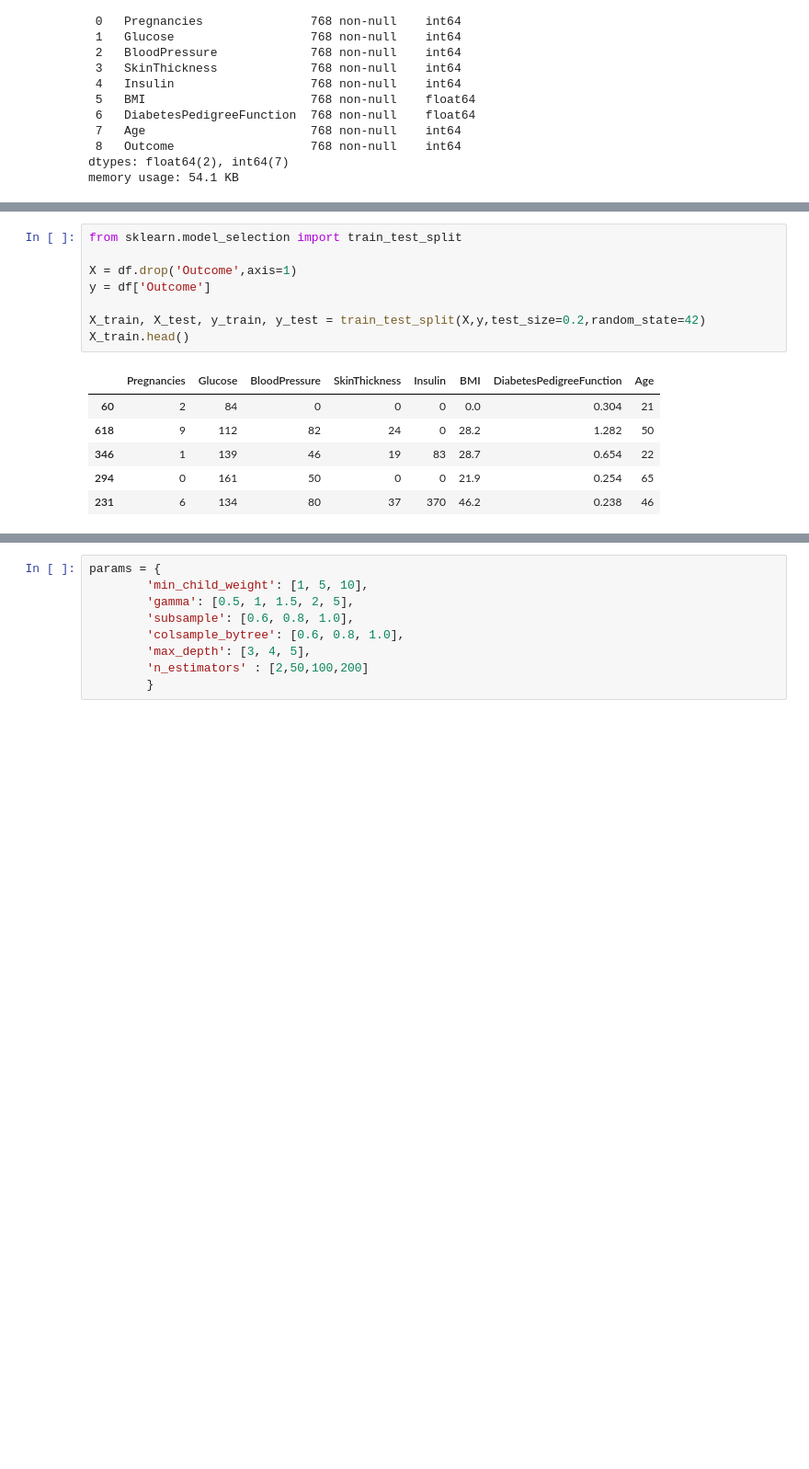
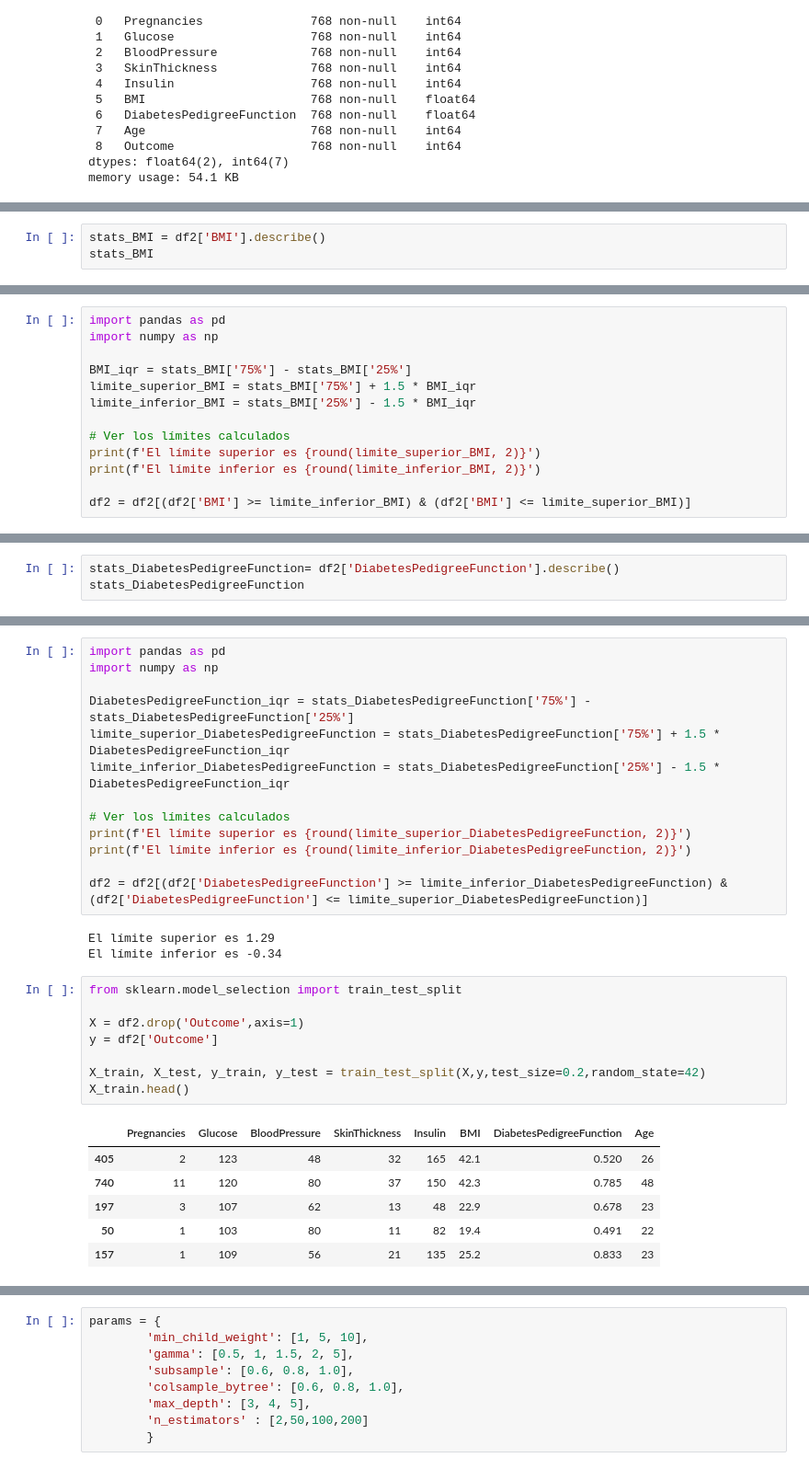
Before and after one commit to 4GeeksAcademy/maldo1904_boosting, a Jupyter notebook: src/explore.ipynb, the cells around one changed output, grey strips where cells are left out. Shown at 92% size. Saved outputs shown, nothing was run; the diff lists cells and outputs as text; blank space fills up the shorter version.

```diff
--- a/src/explore.ipynb
+++ b/src/explore.ipynb
@@ -48,0 +201,3 @@ memory usage: 54.1 KB
+# %%
+stats_BMI = df2['BMI'].describe()
+stats_BMI
@@ -48,0 +214,13 @@ memory usage: 54.1 KB
+# %%
+import pandas as pd
+import numpy as np
+
+BMI_iqr = stats_BMI['75%'] - stats_BMI['25%']
+limite_superior_BMI = stats_BMI['75%'] + 1.5 * BMI_iqr
+limite_inferior_BMI = stats_BMI['25%'] - 1.5 * BMI_iqr
+
+# Ver los límites calculados
+print(f'El límite superior es {round(limite_superior_BMI, 2)}')
+print(f'El límite inferior es {round(limite_inferior_BMI, 2)}')
+
+df2 = df2[(df2['BMI'] >= limite_inferior_BMI) & (df2['BMI'] <= limite_superior_BMI)]
@@ -48,0 +230,3 @@ memory usage: 54.1 KB
+# %%
+stats_DiabetesPedigreeFunction= df2['DiabetesPedigreeFunction'].describe()
+stats_DiabetesPedigreeFunction
@@ -49,18 +243,34 @@ memory usage: 54.1 KB
+# %%
+import pandas as pd
+import numpy as np
+
+DiabetesPedigreeFunction_iqr = stats_DiabetesPedigreeFunction['75%'] - stats_DiabetesPedigreeFunction['25%']
+limite_superior_DiabetesPedigreeFunction = stats_DiabetesPedigreeFunction['75%'] + 1.5 * DiabetesPedigreeFunction_iqr
+limite_inferior_DiabetesPedigreeFunction = stats_DiabetesPedigreeFunction['25%'] - 1.5 * DiabetesPedigreeFunction_iqr
+
+# Ver los límites calculados
+print(f'El límite superior es {round(limite_superior_DiabetesPedigreeFunction, 2)}')
+print(f'El límite inferior es {round(limite_inferior_DiabetesPedigreeFunction, 2)}')
+
+df2 = df2[(df2['DiabetesPedigreeFunction'] >= limite_inferior_DiabetesPedigreeFunction) & (df2['DiabetesPedigreeFunction'] <= limite_superior_DiabetesPedigreeFunction)]
+# %% [output]
+El límite superior es 1.29
+El límite inferior es -0.34
 # %%
 from sklearn.model_selection import train_test_split
 
-X = df.drop('Outcome',axis=1)
-y = df['Outcome']
+X = df2.drop('Outcome',axis=1)
+y = df2['Outcome']
 
 X_train, X_test, y_train, y_test = train_test_split(X,y,test_size=0.2,random_state=42)
 X_train.head()
 # %% [output]
 |  | Pregnancies | Glucose | BloodPressure | SkinThickness | Insulin | BMI | DiabetesPedigreeFunction | Age |
-| 60 | 2 | 84 | 0 | 0 | 0 | 0.0 | 0.304 | 21 |
-| 618 | 9 | 112 | 82 | 24 | 0 | 28.2 | 1.282 | 50 |
-| 346 | 1 | 139 | 46 | 19 | 83 | 28.7 | 0.654 | 22 |
-| 294 | 0 | 161 | 50 | 0 | 0 | 21.9 | 0.254 | 65 |
-| 231 | 6 | 134 | 80 | 37 | 370 | 46.2 | 0.238 | 46 |
+| 405 | 2 | 123 | 48 | 32 | 165 | 42.1 | 0.520 | 26 |
+| 740 | 11 | 120 | 80 | 37 | 150 | 42.3 | 0.785 | 48 |
+| 197 | 3 | 107 | 62 | 13 | 48 | 22.9 | 0.678 | 23 |
+| 50 | 1 | 103 | 80 | 11 | 82 | 19.4 | 0.491 | 22 |
+| 157 | 1 | 109 | 56 | 21 | 135 | 25.2 | 0.833 | 23 |
 # %%
 from xgboost import XGBClassifier
 
```
Also changed, not shown: parts of 15 cells of this notebook.
